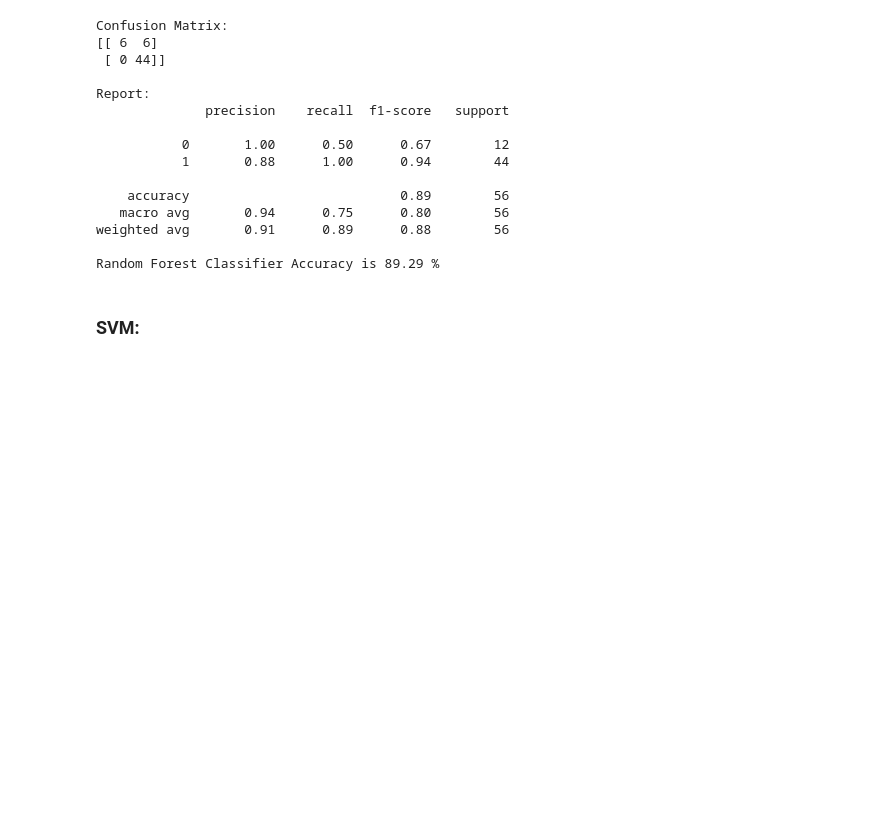
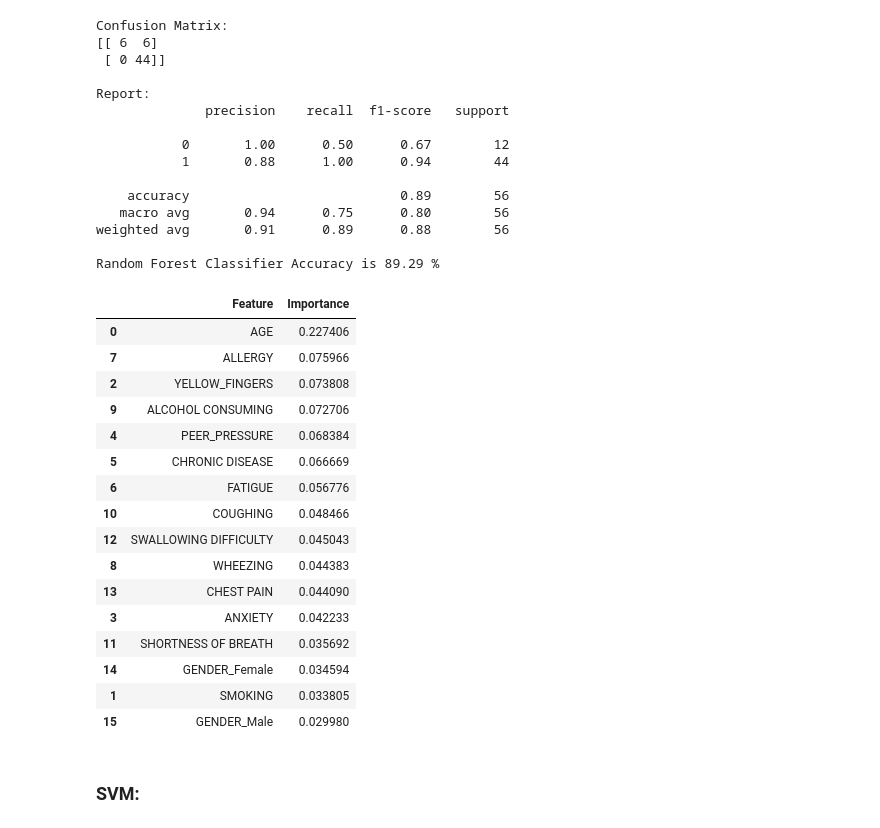
Before and after one commit to mdielacher/FHSTP_FML, a Jupyter notebook: assignment1.ipynb, the cells around one changed output. Drawn from its saved outputs; the diff is of its cells as text; code cells hidden in the pictures; blank space fills up the shorter version.

```diff
--- a/assignment1.ipynb
+++ b/assignment1.ipynb
@@ -249,6 +249,29 @@ Report:
 weighted avg       0.91      0.89      0.88        56
 
 Random Forest Classifier Accuracy is 89.29 %
+# %%
+feature_importance_df = pd.DataFrame({'Feature': data.drop("LUNG_CANCER", axis=1).columns, 'Importance': rfc.feature_importances_})
+
+feature_importance_df = feature_importance_df.sort_values(by='Importance', ascending=False)
+feature_importance_df
+# %% [output]
+|  | Feature | Importance |
+| 0 | AGE | 0.227406 |
+| 7 | ALLERGY | 0.075966 |
+| 2 | YELLOW_FINGERS | 0.073808 |
+| 9 | ALCOHOL CONSUMING | 0.072706 |
+| 4 | PEER_PRESSURE | 0.068384 |
+| 5 | CHRONIC DISEASE | 0.066669 |
+| 6 | FATIGUE | 0.056776 |
+| 10 | COUGHING | 0.048466 |
+| 12 | SWALLOWING DIFFICULTY | 0.045043 |
+| 8 | WHEEZING | 0.044383 |
+| 13 | CHEST PAIN | 0.044090 |
+| 3 | ANXIETY | 0.042233 |
+| 11 | SHORTNESS OF BREATH | 0.035692 |
+| 14 | GENDER_Female | 0.034594 |
+| 1 | SMOKING | 0.033805 |
+| 15 | GENDER_Male | 0.029980 |
 # %% [markdown]
 ### SVM:
 # %% [markdown]
```
Also changed, not shown: parts of 9 cells of this notebook, 1 other file.
